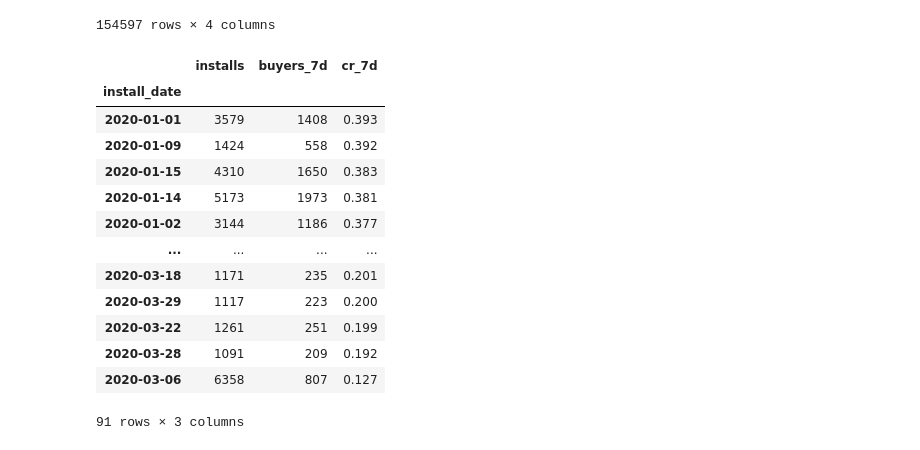
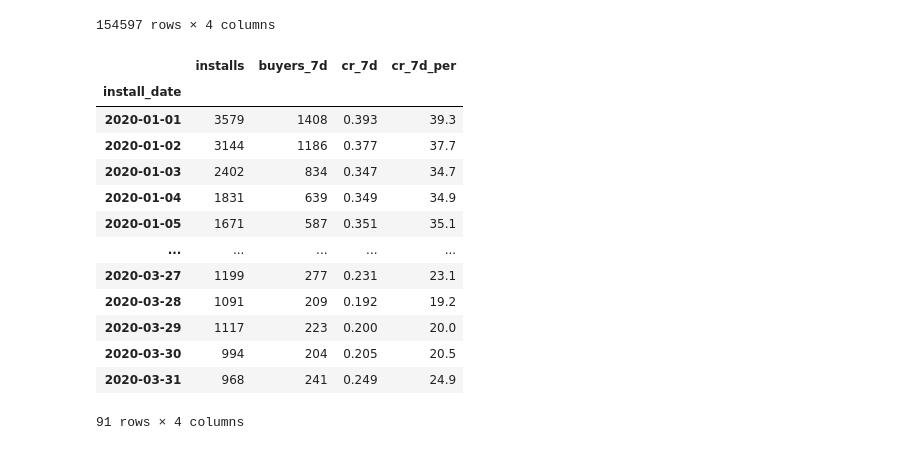
Before and after one commit to Praldmur/Simulation, a Jupyter notebook: 10_mod/3.ipynb, the cells around one changed output. Cells and saved outputs as stored; diff of their text form; code cells hidden in the pictures.

```diff
--- a/10_mod/3.ipynb
+++ b/10_mod/3.ipynb
@@ -1,7 +1,7 @@
 # %%
 import pandas as pd
 # %%
-df = pd.read_csv('3_KC_case_data.csv')
+df = pd.read_csv(r'C:\Simulation\data\10_mod\3_KC_case_data.csv')
 # %% [markdown]
 - date – дата совершения события
 - event - событие
@@ -161,19 +161,19 @@ cohort
 | 154596 | 35057676 | 2020-03-31 | 2020-03-31 | True |
 154597 rows × 4 columns
 # %%
-cohort.groupby('install_date').agg(installs=('device_id', 'count'), buyers_7d=('purchase_7d', 'sum')).assign(cr_7d=lambda x: x['buyers_7d'] / x['installs']).round(3).sort_values('cr_7d', ascending=False)
+cohort.groupby('install_date').agg(installs=('device_id', 'count'), buyers_7d=('purchase_7d', 'sum')).assign(cr_7d=lambda x: x['buyers_7d'] / x['installs']).round(3).assign(cr_7d_per=lambda x: x['cr_7d']*100).round(3)
 # %% [output]
-|  | installs | buyers_7d | cr_7d |
-| install_date |  |  |  |
-| 2020-01-01 | 3579 | 1408 | 0.393 |
-| 2020-01-09 | 1424 | 558 | 0.392 |
-| 2020-01-15 | 4310 | 1650 | 0.383 |
-| 2020-01-14 | 5173 | 1973 | 0.381 |
-| 2020-01-02 | 3144 | 1186 | 0.377 |
-| ... | ... | ... | ... |
-| 2020-03-18 | 1171 | 235 | 0.201 |
-| 2020-03-29 | 1117 | 223 | 0.200 |
-| 2020-03-22 | 1261 | 251 | 0.199 |
-| 2020-03-28 | 1091 | 209 | 0.192 |
-| 2020-03-06 | 6358 | 807 | 0.127 |
+|  | installs | buyers_7d | cr_7d | cr_7d_per |
+| install_date |  |  |  |  |
+| 2020-01-01 | 3579 | 1408 | 0.393 | 39.3 |
+| 2020-01-02 | 3144 | 1186 | 0.377 | 37.7 |
+| 2020-01-03 | 2402 | 834 | 0.347 | 34.7 |
+| 2020-01-04 | 1831 | 639 | 0.349 | 34.9 |
+| 2020-01-05 | 1671 | 587 | 0.351 | 35.1 |
+| ... | ... | ... | ... | ... |
+| 2020-03-27 | 1199 | 277 | 0.231 | 23.1 |
+| 2020-03-28 | 1091 | 209 | 0.192 | 19.2 |
+| 2020-03-29 | 1117 | 223 | 0.200 | 20.0 |
+| 2020-03-30 | 994 | 204 | 0.205 | 20.5 |
+| 2020-03-31 | 968 | 241 | 0.249 | 24.9 |
-91 rows × 3 columns
+91 rows × 4 columns
```
Also changed, not shown: parts of 15 cells of this notebook.
